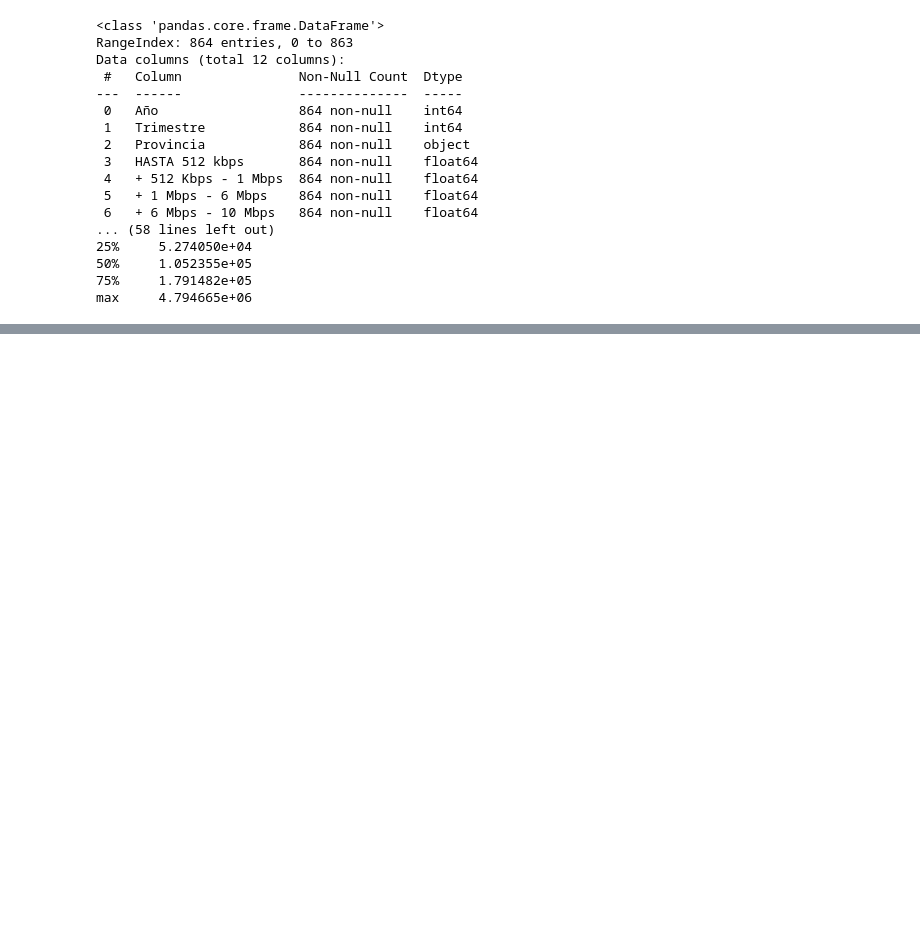
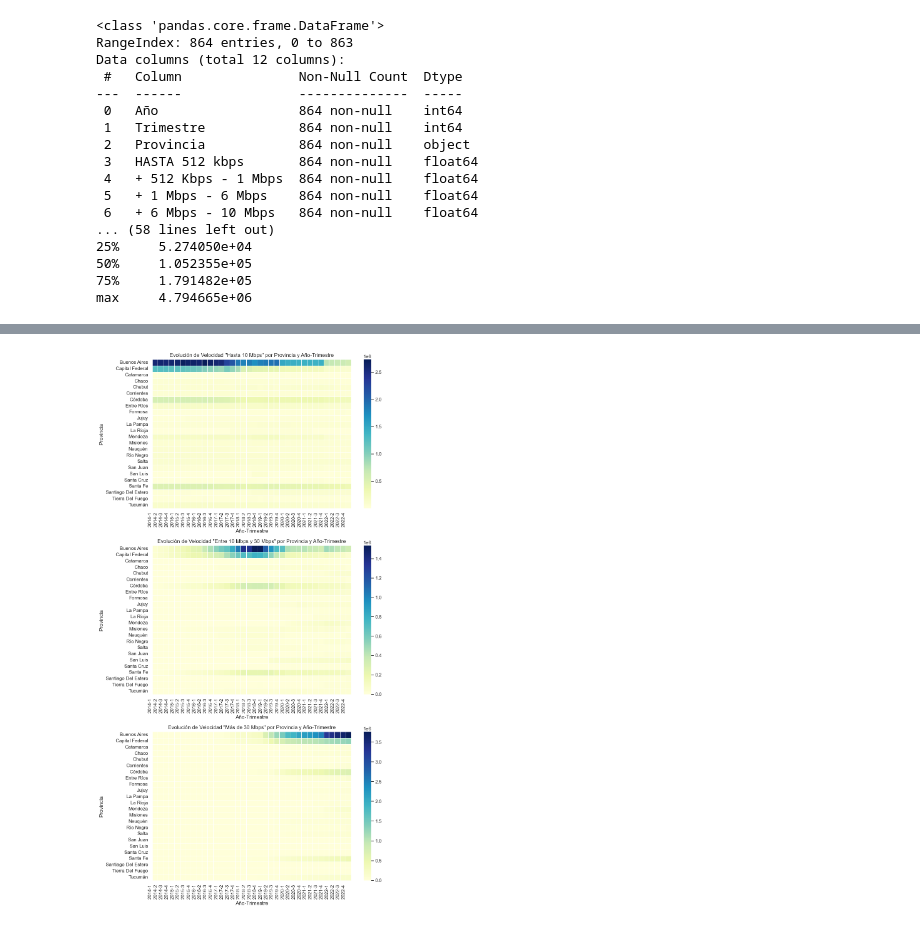
Before and after one commit to dsdrajlin/PI-DA-Telecomunicaciones, a Jupyter notebook: EDA.ipynb, the cells around one changed output, grey strips where cells are left out. Cells and saved outputs as stored; diff of their text form; code cells hidden in the pictures; blank space fills up the shorter version.

```diff
--- a/EDA.ipynb
+++ b/EDA.ipynb
@@ -978,0 +1061,17 @@ max     4.794665e+06
+# %%
+# Crear la columna "Hasta 10 Mbps".
+vel_rangos_provincia["Hasta 10 Mbps"] = (
+                                    vel_rangos_provincia["HASTA 512 kbps"]
+                                    + vel_rangos_provincia["+ 512 Kbps - 1 Mbps"]
+                                    + vel_rangos_provincia["+ 1 Mbps - 6 Mbps"]
+                                    + vel_rangos_provincia["+ 6 Mbps - 10 Mbps"]
+                                    )
+
+# Crear la columna "Entre 10 Mbps y 30 Mbps".
+vel_rangos_provincia["Entre 10 Mbps y 30 Mbps"] = (
+                                    vel_rangos_provincia["+ 10 Mbps - 20 Mbps"]
+                                    + vel_rangos_provincia["+ 20 Mbps - 30 Mbps"]
+                                    )
+
+# Renombrar la columna
+vel_rangos_provincia.rename(columns={"+ 30 Mbps":"Más de 30 Mbps"}, inplace=True)
@@ -978,0 +1087,33 @@ max     4.794665e+06
+# %%
+# Velocidades a considerar
+velocidades = ["Hasta 10 Mbps", "Entre 10 Mbps y 30 Mbps", "Más de 30 Mbps"]
+
+# Configurar subgráficos
+fig, axes = plt.subplots(nrows=len(velocidades), ncols=1, figsize=(10, 18), sharex=False)
+
+# Loop sobre cada velocidad
+for idx, velocidad in enumerate(velocidades):
+    # Pivotar el DataFrame
+    heatmap_data = vel_rangos_provincia.pivot(index='Provincia', columns='Año-Trimestre', values=velocidad)
+
+    # Crear el heatmap en el subgráfico correspondiente
+    sns.heatmap(heatmap_data, cmap="YlGnBu", annot=False, linewidths=.5, ax=axes[idx])
+
+    # Añadir título y etiquetas al subgráfico
+    axes[idx].set_title(f'Evolución de Velocidad "{velocidad}" por Provincia y Año-Trimestre')
+    axes[idx].set_ylabel('Provincia')
+
+    # Etiquetas en el eje x
+    axes[idx].set_xticks(range(len(vel_rangos_provincia['Año-Trimestre'].unique())))
+    axes[idx].set_xticklabels(vel_rangos_provincia['Año-Trimestre'].unique(), rotation=90, ha="right")
+
+# Etiquetas comunes al eje x
+plt.xlabel("Año-Trimestre")
+
+# Ajustar espaciado entre subgráficos
+plt.tight_layout()
+
+# Mostrar los subgráficos
+plt.show()
+# %% [output]
+[figure, added]
```
Also changed, not shown: parts of 40 cells of this notebook, 6 other files.
